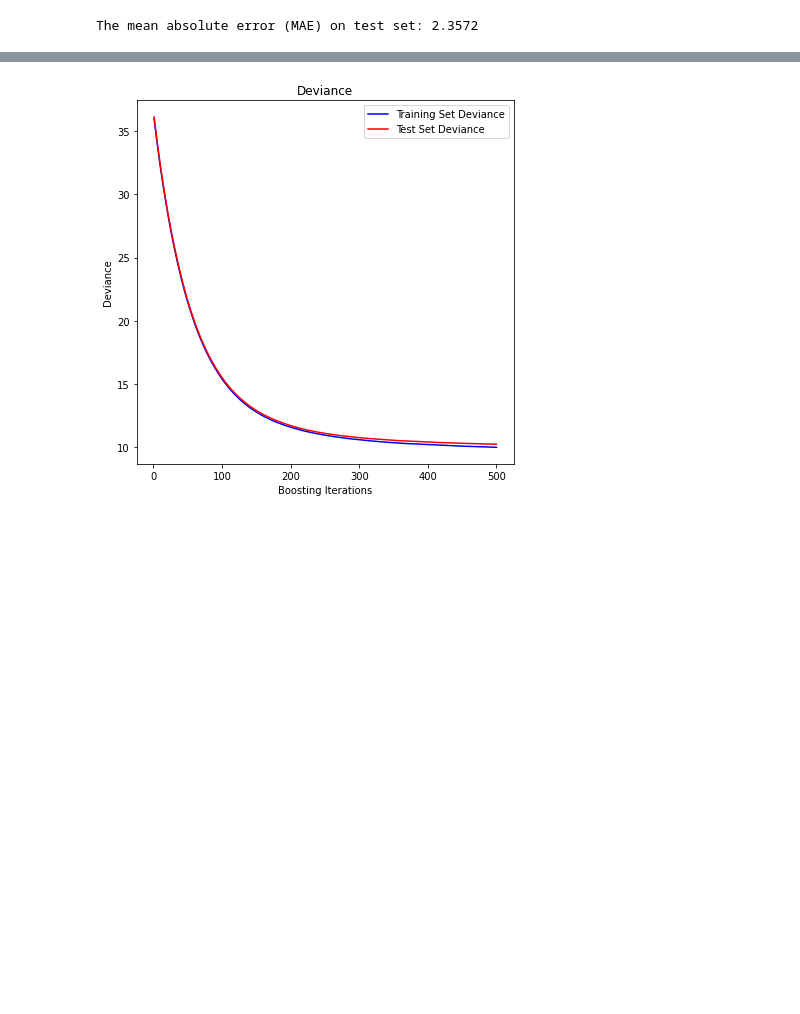
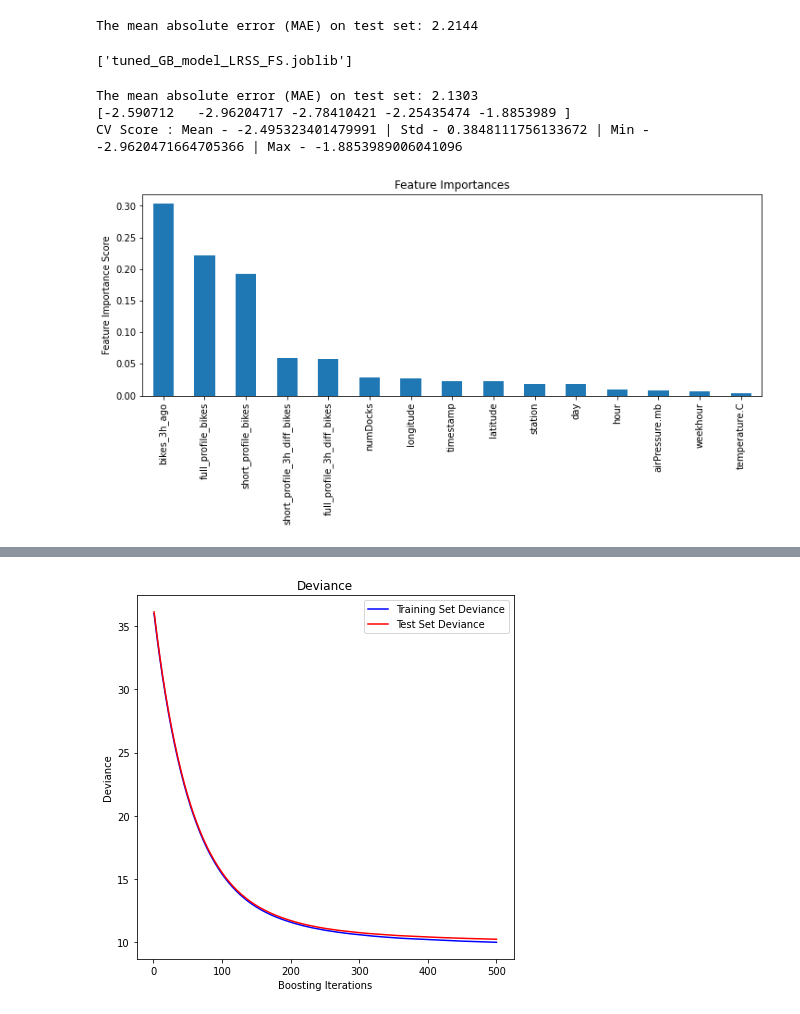
Before and after one commit to OliDeane/iai_mlp, a Jupyter notebook: gbm.ipynb, the cells around one changed output, grey strips where cells are left out. Drawn from its saved outputs; the diff is of its cells as text; code cells hidden in the pictures; blank space fills up the shorter version.

```diff
--- a/gbm.ipynb
+++ b/gbm.ipynb
@@ -47,10 +52,60 @@ params = {'n_estimators': 500,
 # %%
-# Fit the model
+# Instantiate the model
+reg = ensemble.GradientBoostingRegressor(**params)
 
+# Fit the model (tuned model LRSS- has subsample split 0.7, 1400 and lr of 1400)
 reg = ensemble.GradientBoostingRegressor(**params)
 reg.fit(X_train, y_train)
 
 mae = metrics.mean_absolute_error(y_test, reg.predict(X_test))
 print("The mean absolute error (MAE) on test set: {:.4f}".format(mae))
 # %% [output]
-The mean absolute error (MAE) on test set: 2.3572
+The mean absolute error (MAE) on test set: 2.2144
+# %%
+# Save model to local disk
+import joblib
+joblib.dump(reg, "tuned_GB_model_LRSS_FS.joblib")
+# %% [output]
+['tuned_GB_model_LRSS_FS.joblib']
+# %%
+# Below is if you want to train and test the model with cross validation
+
+def modelfit(alg, dtrain, predictors, performCV=True, printFeatureImportance=True, cv_folds=5):
+
+    """
+    Trains the model with cross validations and returns the meaan negative absolute error (b/c mae isn't an option - the same jsut remove sign) over all cross validation subsamples. Also prints graph showing feature importances.
+    """
+    #Fit the algorithm on the data
+    alg.fit(dtrain[predictors], dtrain['bikes'])
+
+    #Predict training set:
+    dtrain_predictions = alg.predict(dtrain[predictors])
+    # dtrain_predprob = alg.predict_proba(dtrain[predictors])[:,1]
+
+    #Perform cross-validation:
+    if performCV:
+        cv_score = cross_val_score(alg, dtrain[predictors], dtrain['bikes'], cv=cv_folds, scoring= 'neg_mean_absolute_error')
+
+    #Print model report:
+    mae = metrics.mean_absolute_error(dtrain['bikes'].values, dtrain_predictions)
+    print("The mean absolute error (MAE) on test set: {:.4f}".format(mae))
+
+    print(cv_score)
+    if performCV:
+        print("CV Score : Mean - {} | Std - {} | Min - {} | Max - {}".format(np.mean(cv_score),np.std(cv_score),np.min(cv_score),np.max(cv_score)))
+
+    #Print Feature Importance:
+    if printFeatureImportance:
+        feat_imp = pd.Series(alg.feature_importances_, predictors).sort_values(ascending=False)
+        feat_imp.plot(kind='bar', title='Feature Importances')
+        plt.ylabel('Feature Importance Score')
+# %%
+# Fit and test the model using cross val and the tuned paramters.
+
+gbm_tuned = GradientBoostingRegressor(learning_rate=0.01, n_estimators=1400,max_depth=7, min_samples_split=600,min_samples_leaf=30, subsample=0.6, random_state=10, max_features='sqrt')
+modelfit(gbm_tuned, new_full_data, predictors)
+# %% [output]
+The mean absolute error (MAE) on test set: 2.1303
+[-2.590712   -2.96204717 -2.78410421 -2.25435474 -1.8853989 ]
+CV Score : Mean - -2.495323401479991 | Std - 0.3848111756133672 | Min - -2.9620471664705366 | Max - -1.8853989006041096
+[figure, added]
```
Also changed, not shown: parts of 9 cells of this notebook, 4 other files.
